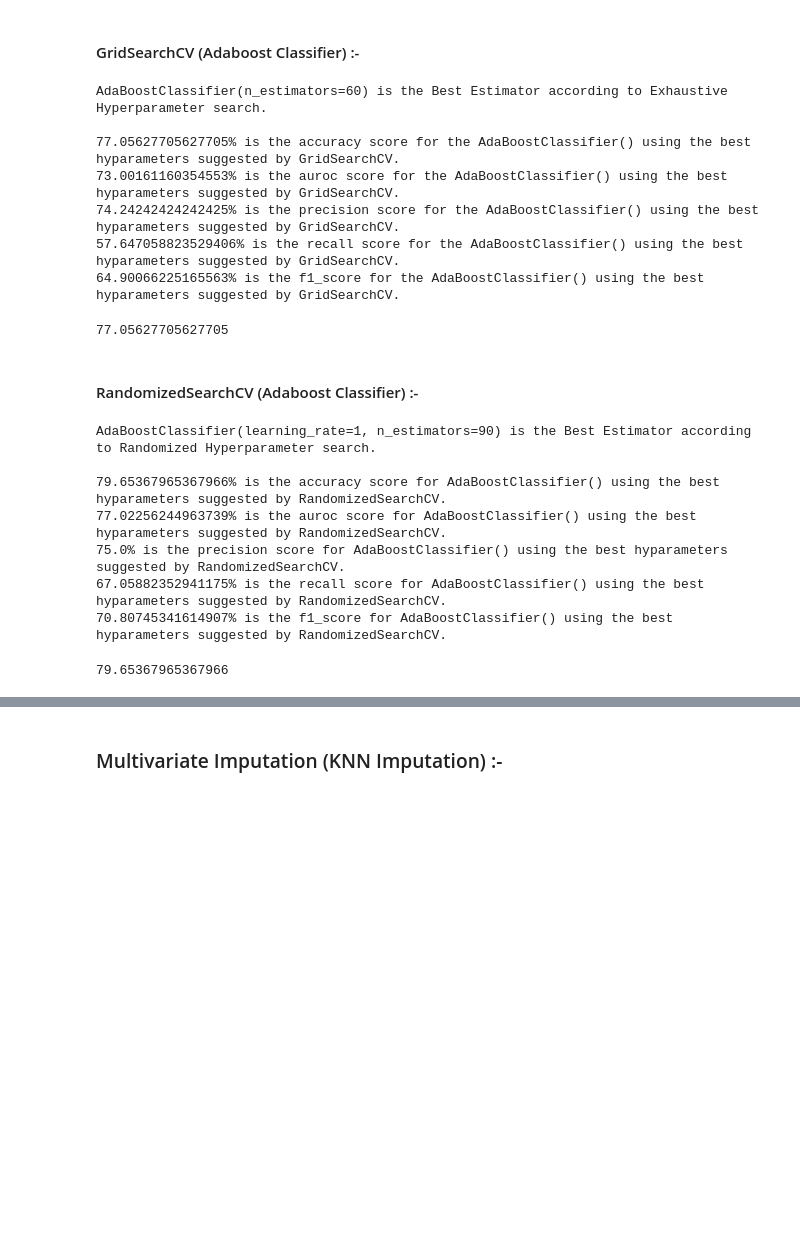
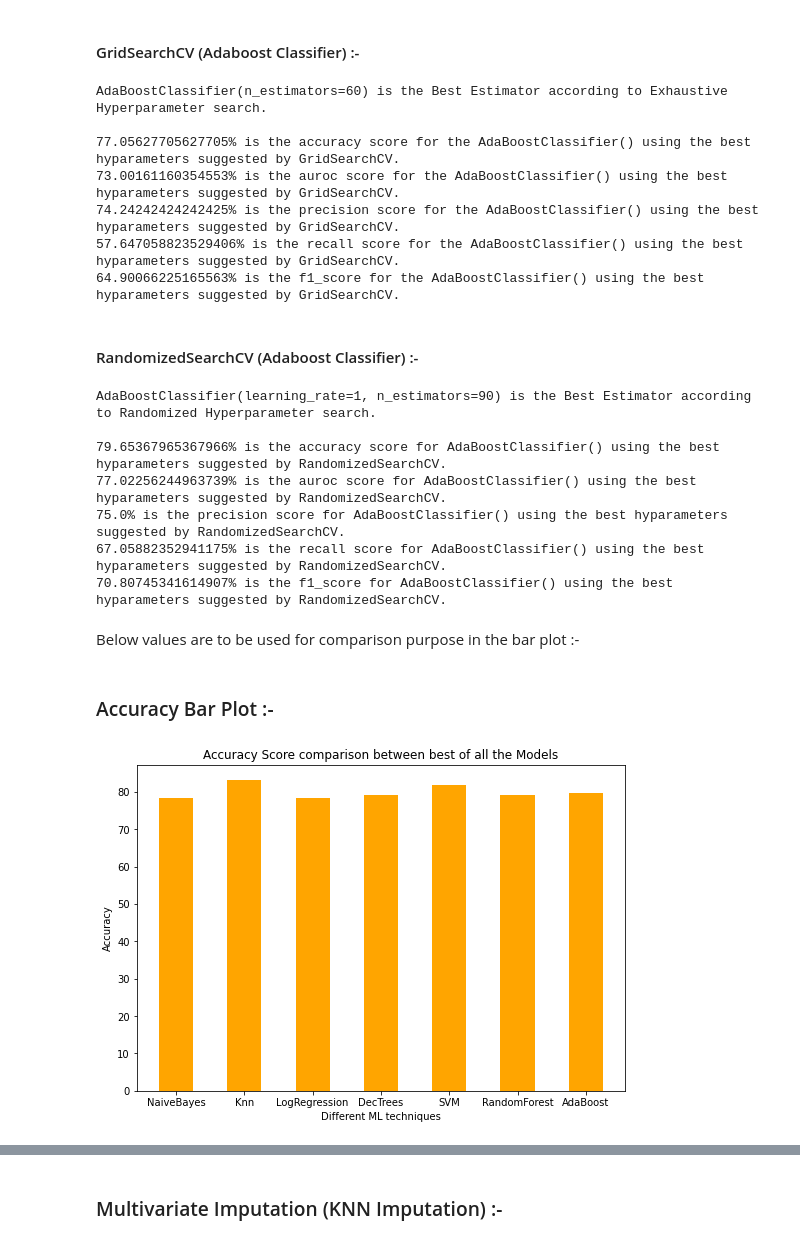
Before and after one commit to Patel27-S/Diabetes-Prediction---Data-Mining, a Jupyter notebook: DiabetesPrediction.ipynb, the cells around one changed output, grey strips where cells are left out. Saved outputs shown, nothing was run; the diff lists cells and outputs as text; code cells hidden in the pictures; blank space fills up the shorter version.

Commit message:
Plots until 2nd method done.

```diff
--- a/DiabetesPrediction.ipynb
+++ b/DiabetesPrediction.ipynb
@@ -1617,7 +1678,7 @@ param_grid_dict = {
     'learning_rate':np.arange(1.0,10.0,1.0)
 }
 
-grid_search_cv(adaboost_classifier, param_grid_dict,
+accuracy_ab_grid_2, auroc_ab_grid_2 = grid_search_cv(adaboost_classifier, param_grid_dict,
                X_train=X_train_imputed,
                y_train = y_train,
                X_test = X_test_imputed,
@@ -1630,7 +1691,6 @@ AdaBoostClassifier(n_estimators=60) is the Best Estimator according to Exhaustiv
 74.24242424242425% is the precision score for the AdaBoostClassifier() using the best hyparameters suggested by GridSearchCV.
 57.647058823529406% is the recall score for the AdaBoostClassifier() using the best hyparameters suggested by GridSearchCV.
 64.90066225165563% is the f1_score for the AdaBoostClassifier() using the best hyparameters suggested by GridSearchCV.
-77.05627705627705
 # %% [markdown]
 #### RandomizedSearchCV (Adaboost Classifier) :-
 # %%
@@ -1641,7 +1701,7 @@ param_grid_dict = {
     'learning_rate':np.arange(1,20,1)
 }
 
-randomized_search_cv(adaboost_classifier, param_grid_dict, X_train_imputed,
+accuracy_ab_random_2, auroc_ab_random_2 = randomized_search_cv(adaboost_classifier, param_grid_dict, X_train_imputed,
                     y_train=y_train, X_test=X_test_imputed, y_test=y_test)
 # %% [output]
 AdaBoostClassifier(learning_rate=1, n_estimators=90) is the Best Estimator according to Randomized Hyperparameter search.
@@ -1651,4 +1711,19 @@ AdaBoostClassifier(learning_rate=1, n_estimators=90) is the Best Estimator accor
 75.0% is the precision score for AdaBoostClassifier() using the best hyparameters suggested by RandomizedSearchCV.
 67.05882352941175% is the recall score for AdaBoostClassifier() using the best hyparameters suggested by RandomizedSearchCV.
 70.80745341614907% is the f1_score for AdaBoostClassifier() using the best hyparameters suggested by RandomizedSearchCV.
-79.65367965367966
+# %% [markdown]
+Below values are to be used for comparison purpose in the bar plot :-
+# %%
+adaBoostAcc2 = max(accuracy_ab_normal_2, accuracy_ab_grid_2, accuracy_ab_random_2)
+
+adaBoostAuroc2 = max(auroc_ab_normal_2, auroc_ab_grid_2, auroc_ab_random_2)
+# %% [markdown]
+### Accuracy Bar Plot :-
+# %%
+accuracies2 = naiveBayesAcc2, knnAccuracy2, logisticRegressionAcc2, decisionTreeAcc2, svmAcc2, randomForestAcc2, adaBoostAcc2
+# %%
+bar_plot_for_comaparison(y_label='Accuracy', performance_metric = accuracies2, x_label="Different ML techniques",  bar_width=0.5, \
+                             figsize=(8.75,6), color='orange', title = "Accuracy Score comparison between best of all the Models",\
+                     models = ['NaiveBayes', 'Knn', 'LogRegression', 'DecTrees', 'SVM', 'RandomForest', 'AdaBoost'])
+# %% [output]
+[figure, added]
```
Also changed, not shown: parts of 36 cells of this notebook.
